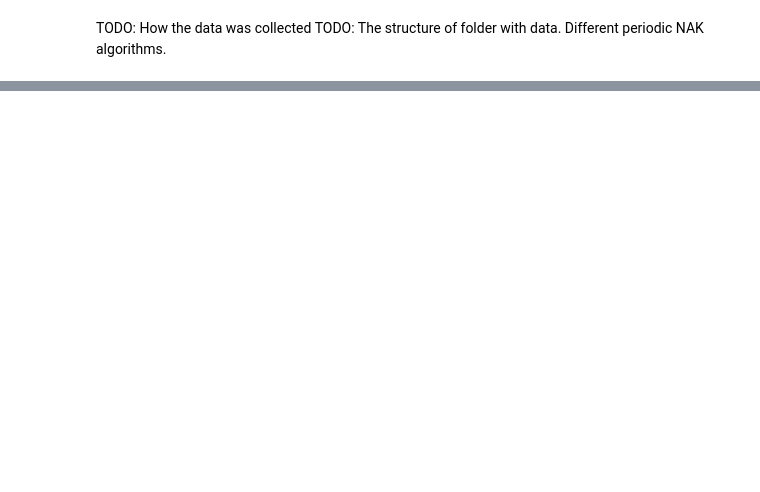
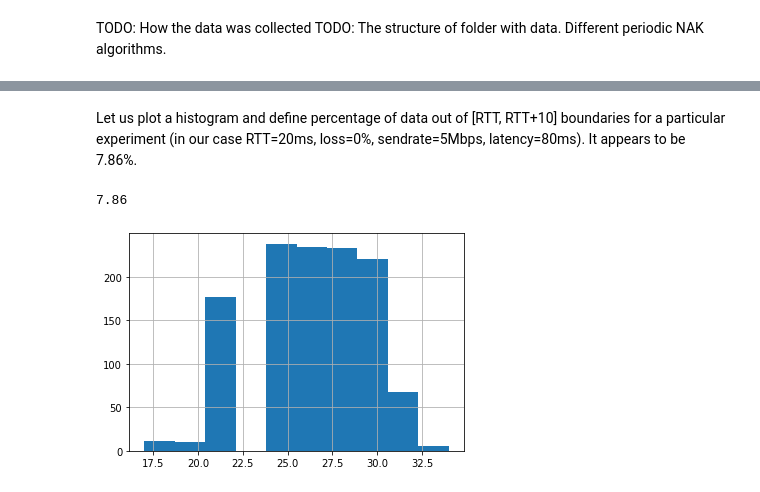
Before and after one commit to mbakholdina/lib-srt-utils, a Jupyter notebook: buffer_timespan.ipynb, the cells around one changed output, grey strips where cells are left out. Drawn from its saved outputs; the diff is of its cells as text; code cells hidden in the pictures; blank space fills up the shorter version.

```diff
--- a/buffer_timespan.ipynb
+++ b/buffer_timespan.ipynb
@@ -137,0 +145,15 @@ tmp_df = df.groupby(['rtt', 'loss', 'sendrate', 'algo'])[['snd_buffer_min_timesp
+# %% [markdown]
+Let us plot a histogram and define percentage of data out of [RTT, RTT+10] boundaries for a particular experiment (in our case RTT=20ms, loss=0%, sendrate=5Mbps, latency=80ms). It appears to be 7.86%.
+# %%
+algo_dir = root_path + 'periodic_nak/'
+single_df = pd.read_csv(algo_dir + '_rtt20_loss0_sendrate5_latency80/2-srt-xtransmit-stats-snd.csv', sep=",", skipinitialspace=True)
+series = single_df['msSndBuf']
+# Drop the first row where msSndBuf=0
+series = series.iloc[1:]
+series.hist()
+rtt = 20
+percentage = round((1 - series.between(rtt, rtt + 10).sum() / series.count()) * 100, 2)
+print(percentage)
+# %% [output]
+7.86
+[figure, added]
```
Also changed, not shown: parts of 15 cells of this notebook, 1 other file.
